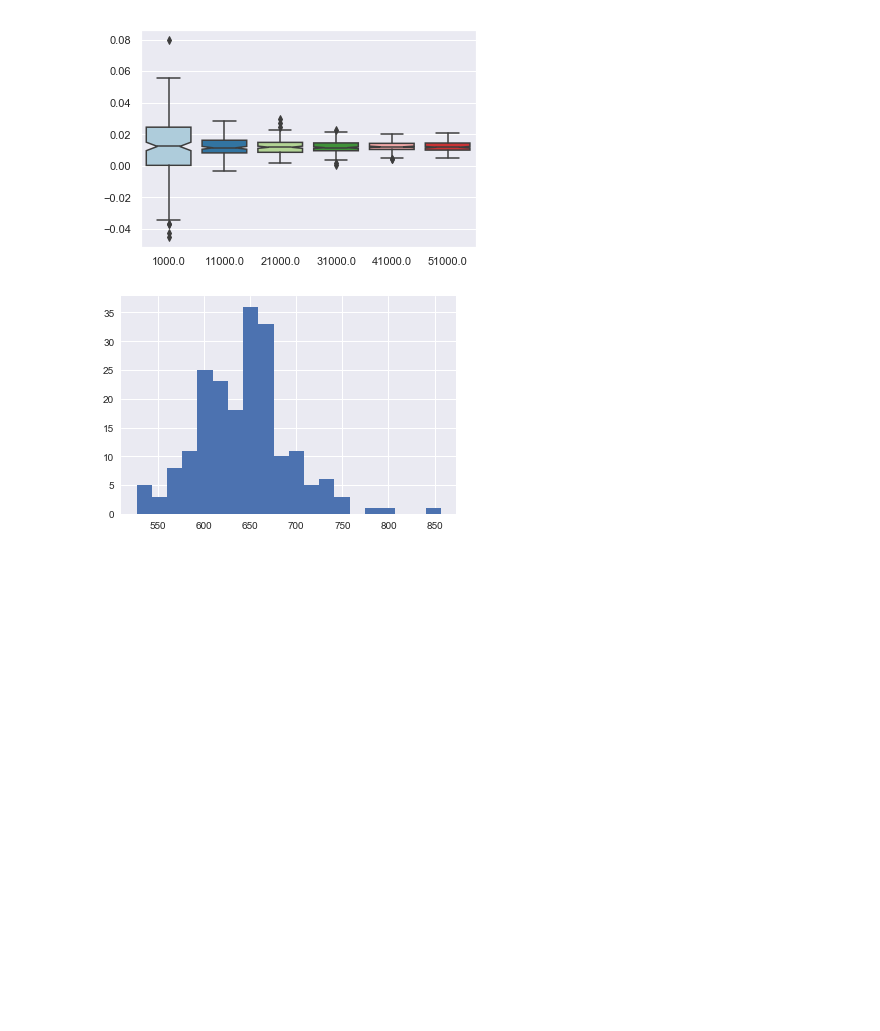
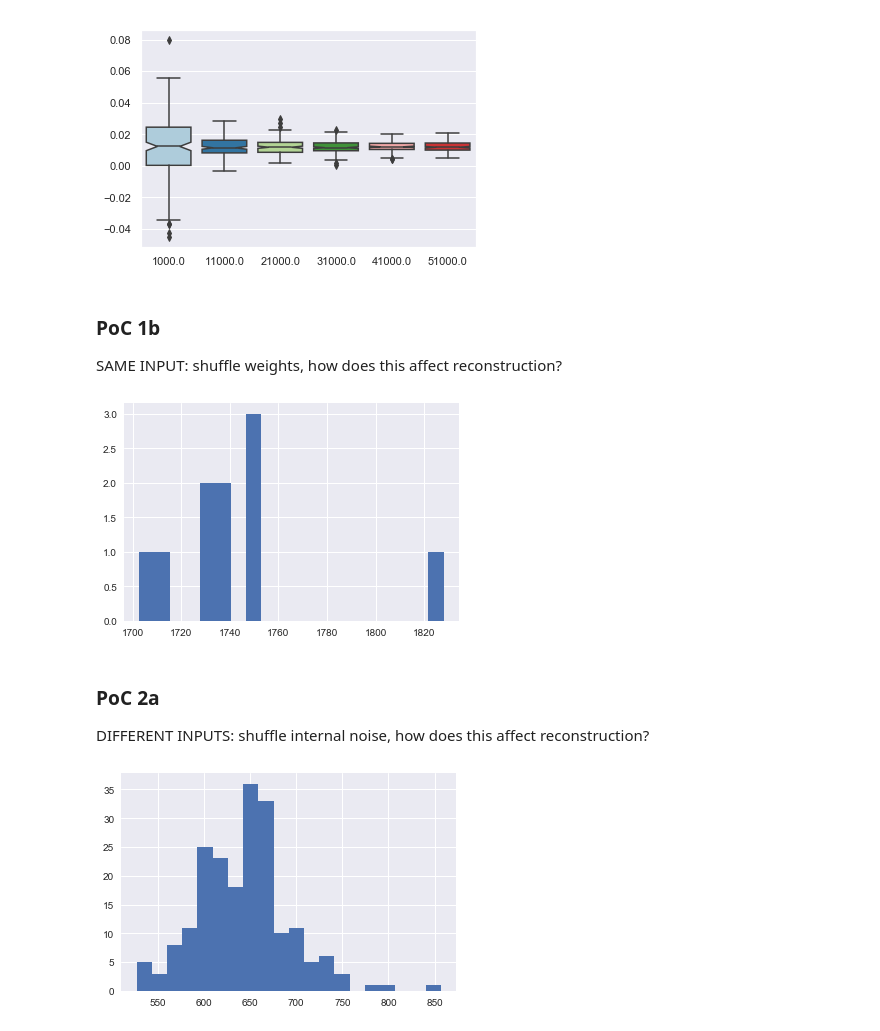
Before and after one commit to nsbspl/async-spike-propagation, a Jupyter notebook: main.ipynb, the cells around one changed output. Cells and saved outputs as stored; diff of their text form; code cells hidden in the pictures; blank space fills up the shorter version.

```diff
--- a/main.ipynb
+++ b/main.ipynb
@@ -22,6 +23,8 @@ EL = -70.0
 V_th = -40.0
 dt = 0.1 # msec
 t_stop = 20.0e3
+
+RESULTS_DIR = "./results"
 # %%
 # Slow Signal: INPUT
 input_slow, _ = ouprocess_gaussian(50.0, dt, t_stop, 1)
@@ -180,0 +169,42 @@ load_exp1_file = "1000_neurons_200_trials_input=tau_50_regenerated.pkl"
+# %% [markdown]
+### PoC 1b
+SAME INPUT: shuffle weights, how does this affect reconstruction?
+# %%
+LOAD_POC_1B = False
+load_poc1b_file = "poc1b__neurons=200__trials=100__input=tau_50_same"
+# %%
+if LOAD_POC_1B:
+    experiment = Experiment.load(RESULTS_DIR, load_poc_1B_file)
+else:
+    NUM_TRIALS = 100
+
+    num_t = np.arange(0.0, t_stop, dt).shape[0]
+    inputs = np.empty((num_t, NUM_TRIALS))
+
+    for i in range(NUM_TRIALS):
+        inputs[:,i] = layer.train_input.flatten()
+
+    layer_shuffle = copy.deepcopy(layer)
+
+    mean_weight = np.mean(layer_shuffle.W)
+    std_weight = np.std(layer_shuffle.W)
+
+    experiment = Experiment(inputs, layer_shuffle, NUM_TRIALS, dt, t_stop)
+
+    for trial in range(NUM_TRIALS):
+        experiment.layer.W = np.random.normal(mean_weight, std_weight, experiment.layer.W.shape)
+        experiment.one_trial(trial)
+    experiment.save(RESULTS_DIR, load_poc1b_file)
+# %%
+l2_norms = np.empty((experiment.num_trials))
+
+for i in range(experiment.num_trials):
+    l2_norms[i] = np.linalg.norm(experiment.outputs[:, i]-experiment.inputs[:, i])
+
+plt.hist(l2_norms, bins=20)
+plt.show()
+# %% [output]
+[figure, added]
+# %% [markdown]
+### PoC 2a
+DIFFERENT INPUTS: shuffle internal noise, how does this affect reconstruction?
```
Also changed, not shown: parts of 32 cells of this notebook, 4 other files.
